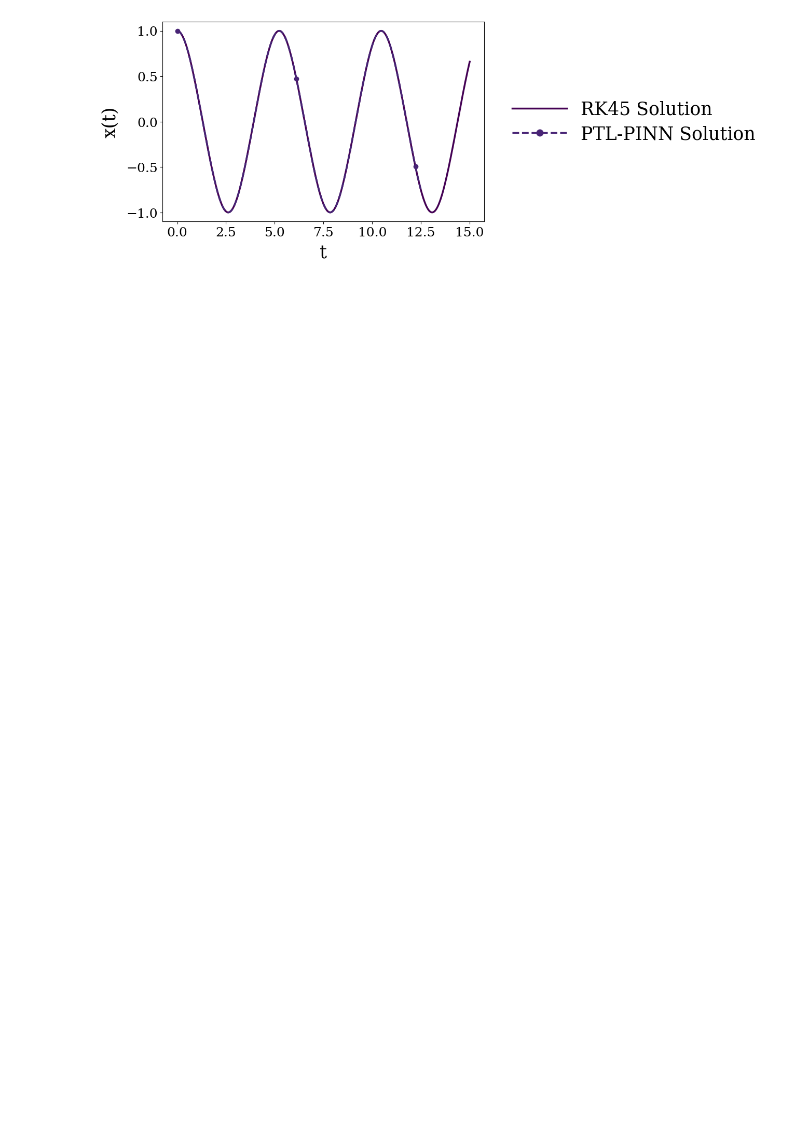
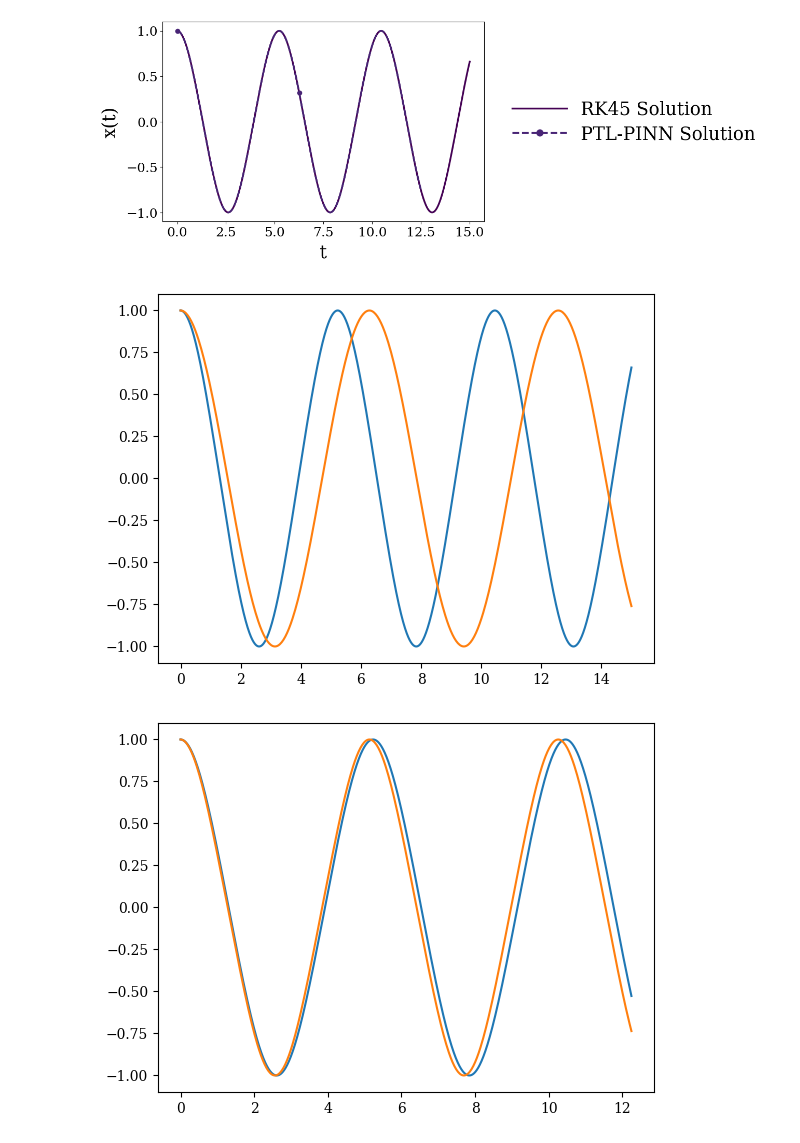
Before and after one commit to esemsc-dda24/PTL-PINNs, a Jupyter notebook: ptlpinns/results/oscillator/undamped.ipynb, the cells around one changed output. Saved outputs shown, nothing was run; the diff lists cells and outputs as text; code cells hidden in the pictures; blank space fills up the shorter version.

Commit message:
the less coarse grid and the more coarse grid final times were not matching because filtering with [::100] is not good. instead use np.arange

```diff
--- a/ptlpinns/results/oscillator/undamped.ipynb
+++ b/ptlpinns/results/oscillator/undamped.ipynb
@@ -19,7 +19,7 @@ undamped_model, training_log = model.load_model(undamped_path, undamped_name)
 # %% [markdown]
 ### Problem definition
 # %%
-N = 512
+N = 500
 t_span = (0, 15)
 t_eval = np.linspace(t_span[0], t_span[1], N)
 # %% [markdown]
@@ -168,3 +168,35 @@ def plot_solution(t_eval, t_eval_lpm, y_num, y_nn, i = 0):
 plot_solution(t_eval[:4000], t_eval_lpm[:4800], numerical_undamped_duffing[0, :4000], NN_TL_solution_LPM[:4800, 0], i = 0)
 # %% [output]
 [figure]
+# %%
+w_final = []
+xi_final = []
+error = []
+epsilon = epsilon_list[0]
+
+for i in range(len(w_sol[0])):
+
+    w_loop = w_final_list[0][i]
+
+    if i == 0:
+        xi_loop = perturbation_solution_LPM[0][:, 0]
+    else:
+        xi_loop  = xi_final[i - 1] + (epsilon ** i) * perturbation_solution_LPM[i][:, 0]
+
+    w_final.append(w_loop)
+    xi_final.append(xi_loop)
+
+    t_span_loop = (0, t_span[-1]/w_loop)
+    t_eval_loop_ptl = np.linspace(t_span_loop[0], t_span_loop[1], N)
+    dt = (t_eval_loop_ptl[1] - t_eval_loop_ptl[0])/100
+    t_eval_loop = np.arange(t_span_loop[0], t_span_loop[1] + dt, dt)
+    x_loop = numerical.solve_ode_equation(ode, (t_eval_loop[0], t_eval_loop[-1]), t_eval_loop, ic_list[0])[0, :]
+
+    error.append(np.mean(np.abs(xi_loop - x_loop[::100])))
+
+    plt.plot(t_eval_loop, x_loop)
+    plt.plot(t_eval_loop_ptl, xi_loop)
+    plt.show()
+# %% [output]
+[figure, added]
+[figure, added]
```
Also changed, not shown: parts of 5 cells of this notebook, 8 other files.
